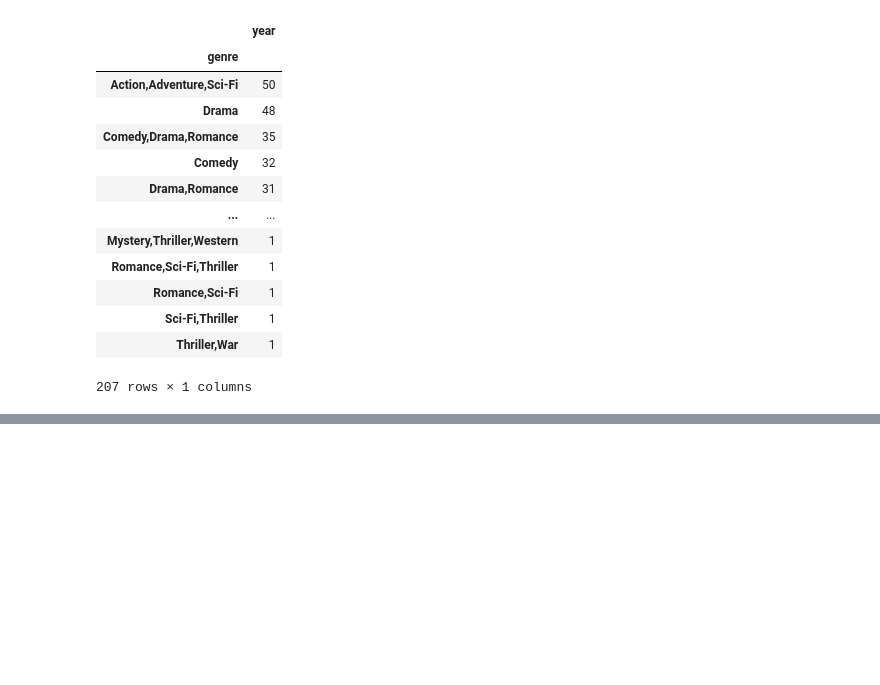
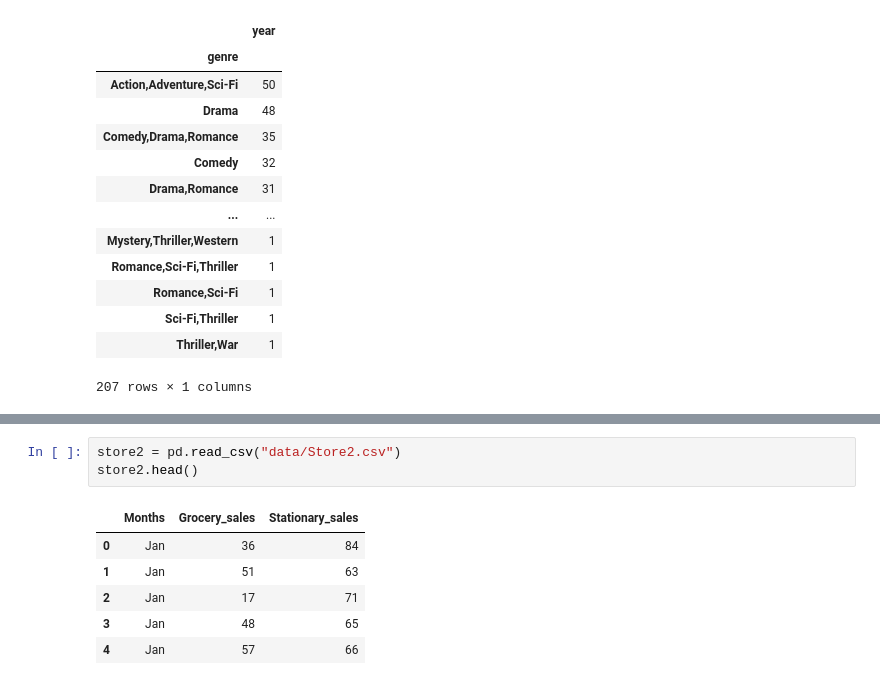
Before and after one commit to rajkonkret/PythonAnalizaDanychZus, a Jupyter notebook: day2/cwiczenie3.ipynb, the cells around one changed output, grey strips where cells are left out. Cells and saved outputs as stored; diff of their text form; blank space fills up the shorter version.

```diff
--- a/day2/cwiczenie3.ipynb
+++ b/day2/cwiczenie3.ipynb
@@ -434,0 +445,10 @@ movies_df.groupby(['genre']).agg({'year':'count'}).sort_values(by="year", ascend
+# %%
+store2 = pd.read_csv("data/Store2.csv")
+store2.head()
+# %% [output]
+|  | Months | Grocery_sales | Stationary_sales |
+| 0 | Jan | 36 | 84 |
+| 1 | Jan | 51 | 63 |
+| 2 | Jan | 17 | 71 |
+| 3 | Jan | 48 | 65 |
+| 4 | Jan | 57 | 66 |
```
Also changed, not shown: parts of 5 cells of this notebook, 6 other files.
